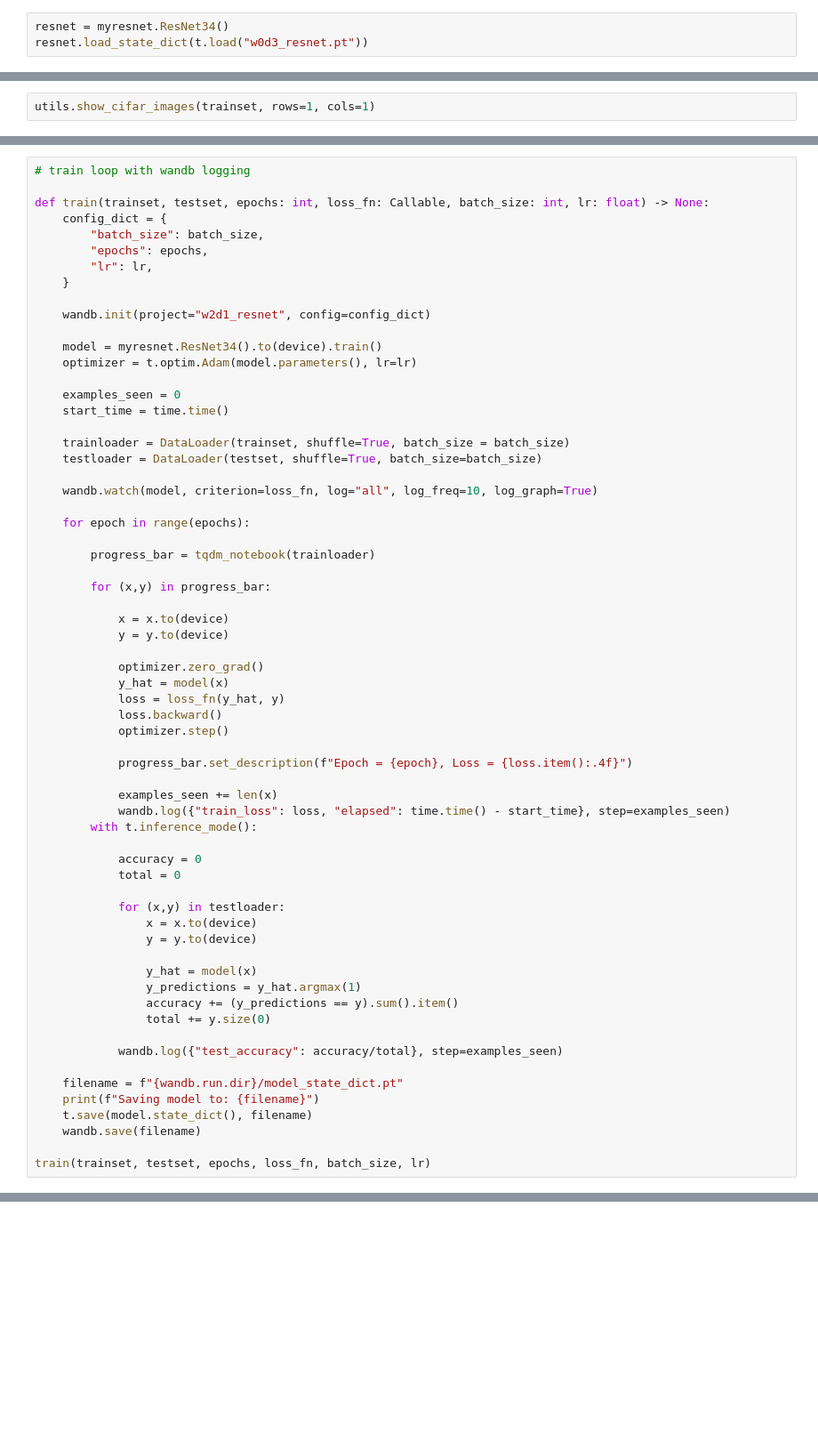
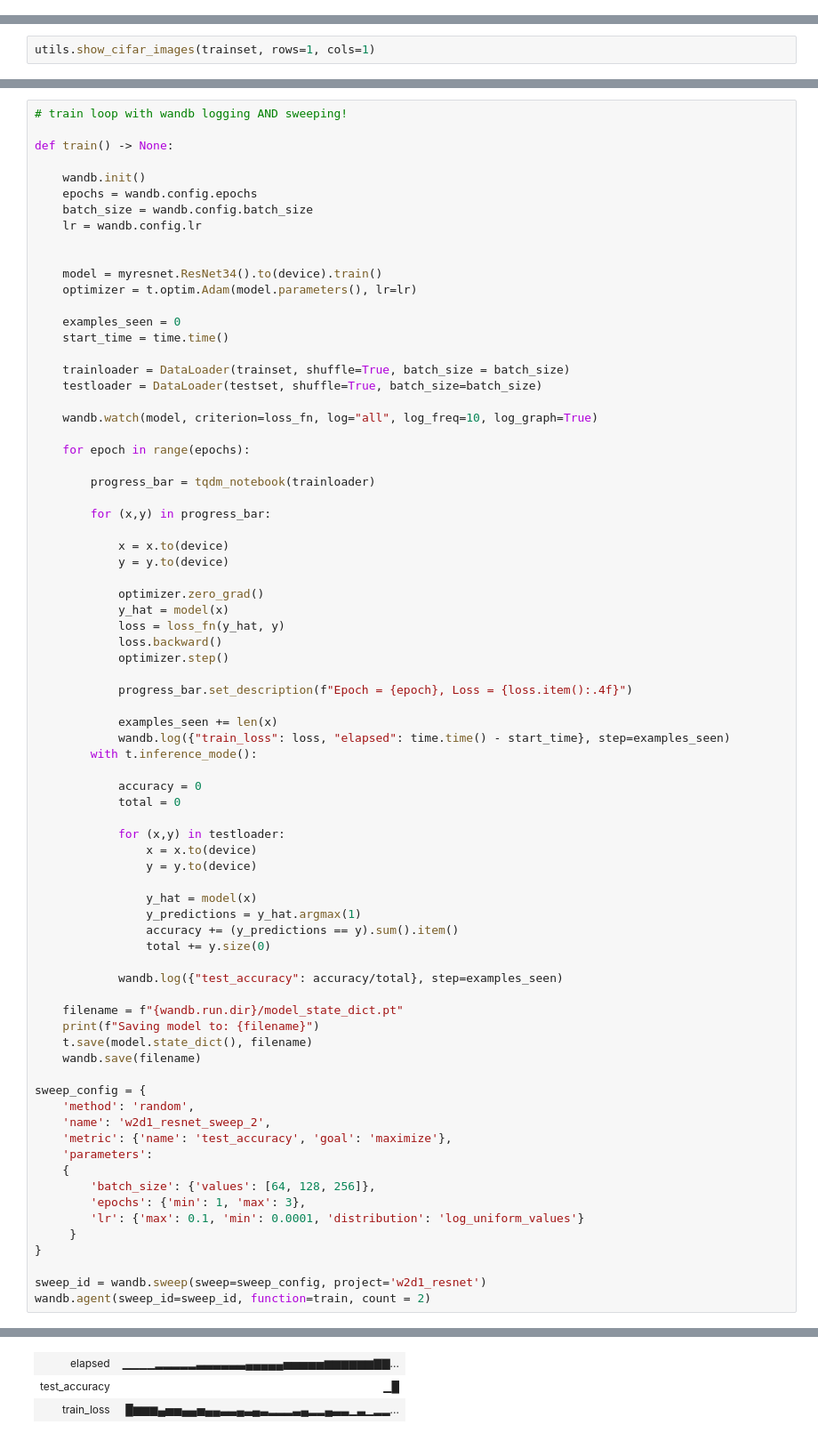
Before and after one commit to starship006/ARENA-work, a Jupyter notebook: w2/w2d1.ipynb, the cells around one changed output, grey strips where cells are left out. Shown at 89% size. Saved outputs shown, nothing was run; the diff lists cells and outputs as text; blank space fills up the shorter version.

Commit message:
Wandb Tutorial

```diff
--- a/w2/w2d1.ipynb
+++ b/w2/w2d1.ipynb
@@ -131,3 +45,0 @@ KeyboardInterrupt:
-# %%
-resnet = myresnet.ResNet34()
-resnet.load_state_dict(t.load("w0d3_resnet.pt"))
@@ -138,14 +148,13 @@ utils.show_cifar_images(trainset, rows=1, cols=1)
 # %%
-# train loop with wandb logging
+# train loop with wandb logging AND sweeping!
 
-def train(trainset, testset, epochs: int, loss_fn: Callable, batch_size: int, lr: float) -> None:
-    config_dict = {
-        "batch_size": batch_size,
-        "epochs": epochs,
-        "lr": lr,
-    }
+def train() -> None:
 
-    wandb.init(project="w2d1_resnet", config=config_dict)
+    wandb.init()
+    epochs = wandb.config.epochs
+    batch_size = wandb.config.batch_size
+    lr = wandb.config.lr
+
 
     model = myresnet.ResNet34().to(device).train()
     optimizer = t.optim.Adam(model.parameters(), lr=lr)
@@ -198,5 +207,18 @@ def train(trainset, testset, epochs: int, loss_fn: Callable, batch_size: int, lr
     t.save(model.state_dict(), filename)
     wandb.save(filename)
 
-train(trainset, testset, epochs, loss_fn, batch_size, lr)
+sweep_config = {
+    'method': 'random',
+    'name': 'w2d1_resnet_sweep_2',
+    'metric': {'name': 'test_accuracy', 'goal': 'maximize'},
+    'parameters':
+    {
+        'batch_size': {'values': [64, 128, 256]},
+        'epochs': {'min': 1, 'max': 3},
+        'lr': {'max': 0.1, 'min': 0.0001, 'distribution': 'log_uniform_values'}
+     }
+}
+
+sweep_id = wandb.sweep(sweep=sweep_config, project='w2d1_resnet')
+wandb.agent(sweep_id=sweep_id, function=train, count = 2)
 # %% [output]
@@ -211,0 +240,3 @@ KeyboardInterrupt:
+| elapsed | ▁▁▁▁▂▂▂▂▂▃▃▃▃▃▃▄▄▄▄▄▅▅▅▅▅▆▆▆▆▆▆▇▇... |
+| test_accuracy | ▁█ |
+| train_loss | █▆▆▆▄▅▅▄▄▅▄▄▃▃▄▃▄▃▂▂▂▃▄▂▂▄▃▃▁▃▁▂▂... |
```
Also changed, not shown: parts of 9 cells of this notebook.
